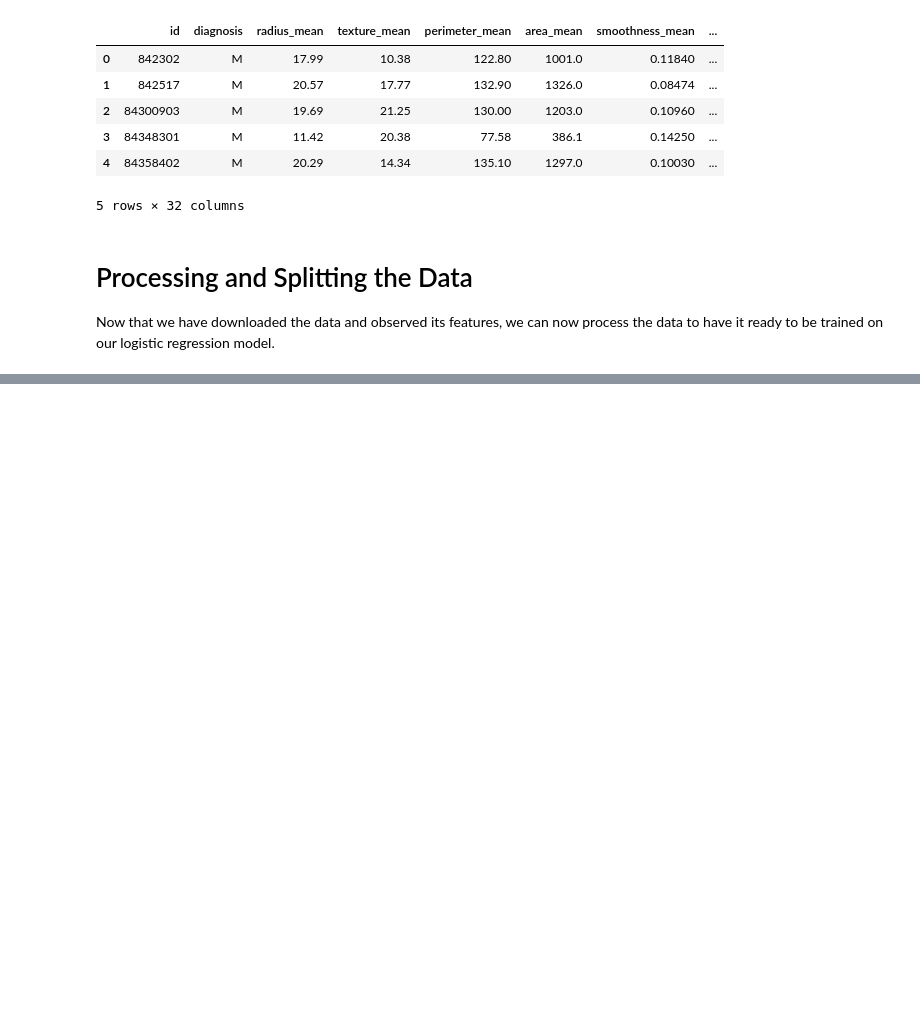
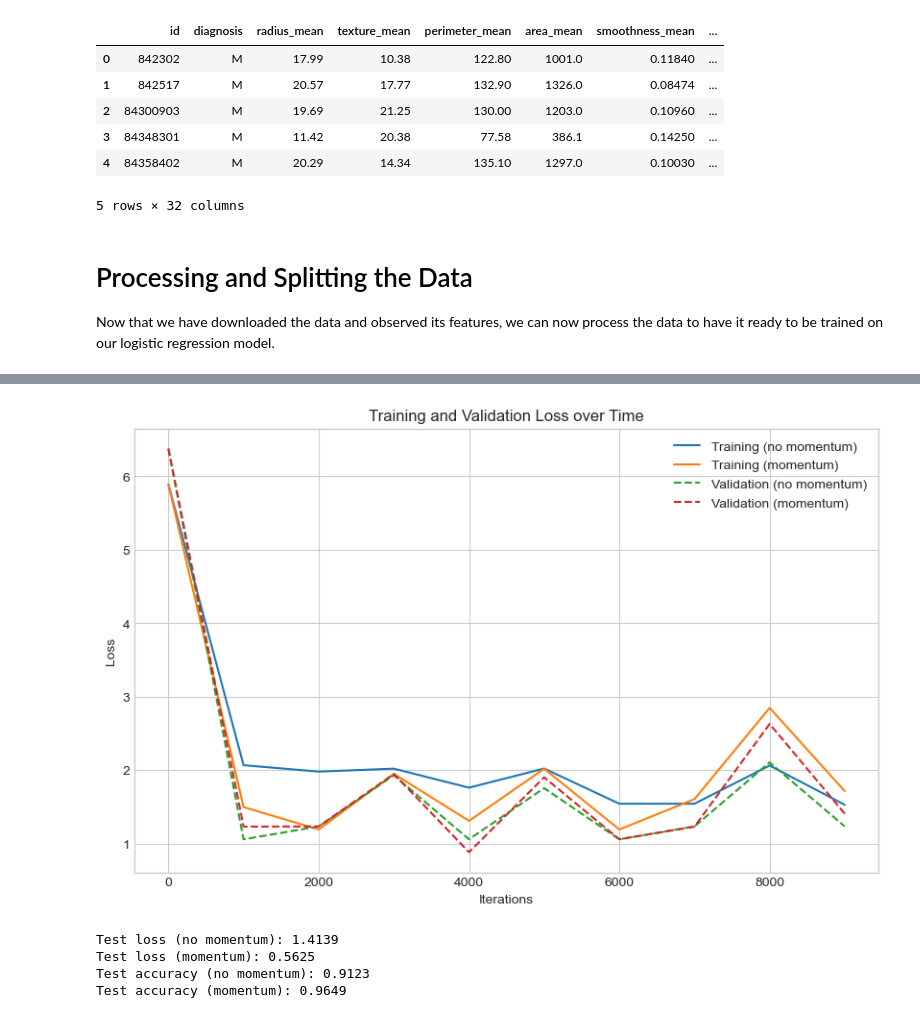
Before and after one commit to CameronHudson813/CameronHudson813.github.io, a Jupyter notebook: posts/Implementing Logistic Regression/index.ipynb, the cells around one changed output, grey strips where cells are left out. Saved outputs shown, nothing was run; the diff lists cells and outputs as text; code cells hidden in the pictures; blank space fills up the shorter version.

Commit message:
Logistic Regression finished

```diff
--- a/posts/Implementing Logistic Regression/index.ipynb
+++ b/posts/Implementing Logistic Regression/index.ipynb
@@ -216,0 +188,79 @@ validation_loss, validation_loss_momentum = [], []
+# %%
+def df_to_tensor(df):
+    torch_tensor = torch.from_numpy(df.to_numpy())
+    return torch_tensor.float()
+
+X_train_tensor = df_to_tensor(X_train)
+y_train_tensor = torch.from_numpy(y_train).float()
+
+X_validate_tensor = df_to_tensor(X_validate)
+y_validate_tensor = torch.from_numpy(y_validate).float()
+
+X_test_tensor = df_to_tensor(X_test)
+y_test_tensor = torch.from_numpy(y_test).float()
+
+# Logistic regression model without momentum
+LR = LogisticRegression()
+LR_momentum = LogisticRegression()
+
+# Logistic regression model with momentum
+opt = GradientDescentOptimizer(LR)
+opt_momentum = GradientDescentOptimizer(LR_momentum)
+
+# Tracking the output of the loss function during trainig and when evaluting training using validation dataset
+training_loss, training_loss_momentum = [], []
+validation_loss, validation_loss_momentum = [], []
+num_iterations = 10000
+record_num = 1000
+
+# Here, we do the training for the Logistic Regression models (one with momentum and one without) and track the loss
+# over the training period
+for i in range(num_iterations):
+    opt.step(X_train_tensor, y_train_tensor, alpha = 0.1, beta = 0.0)
+    opt_momentum.step(X_train_tensor, y_train_tensor, alpha = 0.1, beta = 0.9)
+
+    if(i % record_num == 0):
+        training_loss.append(LR.loss(X_train_tensor, y_train_tensor).item())
+        training_loss_momentum.append(LR_momentum.loss(X_train_tensor, y_train_tensor).item())
+
+        validation_loss.append(LR.loss(X_validate_tensor, y_validate_tensor).item())
+        validation_loss_momentum.append(LR_momentum.loss(X_validate_tensor, y_validate_tensor).item())
+
+# Plot training and validation loss
+x_axis = list(range(0, num_iterations, record_num))
+
+plt.figure(figsize=(10, 6))
+plt.plot(x_axis, training_loss, label="Training (no momentum)")
+plt.plot(x_axis, training_loss_momentum, label="Training (momentum)")
+plt.plot(x_axis, validation_loss, label="Validation (no momentum)", linestyle='--')
+plt.plot(x_axis, validation_loss_momentum, label="Validation (momentum)", linestyle='--')
+plt.xlabel("Iterations")
+plt.ylabel("Loss")
+plt.title("Training and Validation Loss over Time")
+plt.legend()
+plt.show()
+
+def accuracy(y_pred, y_true):
+    predicted = (y_pred >= 0.5).float()
+    correct = (predicted == y_true).float().sum()
+    return (correct / y_true.shape[0]).item()
+
+test_preds = LR.predict(X_test_tensor)
+test_preds_momentum = LR_momentum.predict(X_test_tensor)
+
+test_loss = LR.loss(X_test_tensor, y_test_tensor).item()
+test_loss_momentum = LR_momentum.loss(X_test_tensor, y_test_tensor).item()
+test_accuracy = accuracy(test_preds, y_test_tensor)
+test_accuracy_momentum = accuracy(test_preds_momentum, y_test_tensor)
+
+print(f"Test loss (no momentum): {test_loss:.4f}")
+print(f"Test loss (momentum): {test_loss_momentum:.4f}")
+
+print(f"Test accuracy (no momentum): {test_accuracy:.4f}")
+print(f"Test accuracy (momentum): {test_accuracy_momentum:.4f}")
+# %% [output]
+[figure, added]
+Test loss (no momentum): 1.4139
+Test loss (momentum): 0.5625
+Test accuracy (no momentum): 0.9123
+Test accuracy (momentum): 0.9649
```
Also changed, not shown: parts of 19 cells of this notebook, 18 other files.
